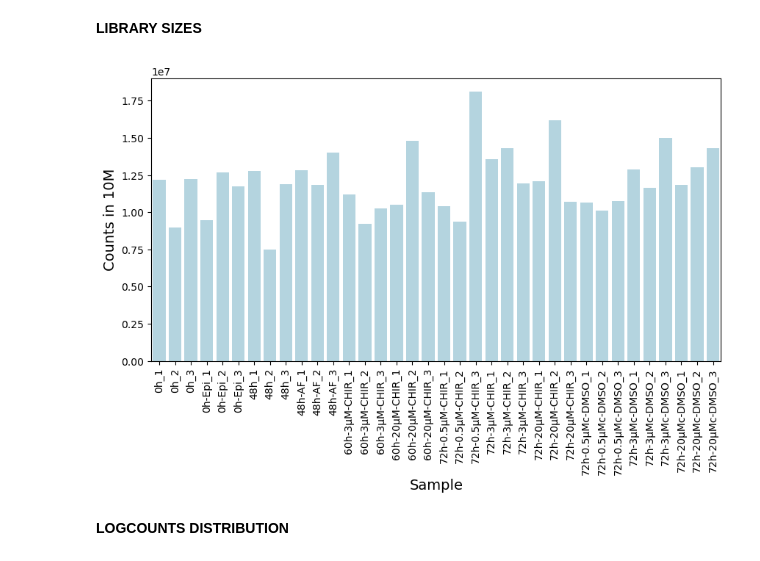
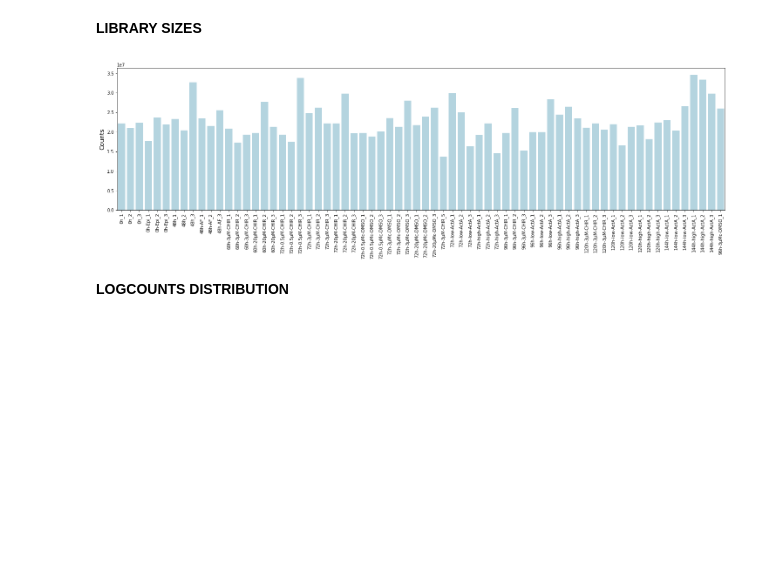
Before and after one commit to stembryo-lab/chiron_gastruloids_bulk_rna_seq, a Jupyter notebook: analysis/bulk_analysis.ipynb, the cells around one changed output. Cells and saved outputs as stored; diff of their text form; code cells hidden in the pictures; blank space fills up the shorter version.

Commit message:
new version
includes chir vs act

```diff
--- a/analysis/bulk_analysis.ipynb
+++ b/analysis/bulk_analysis.ipynb
@@ -20,7 +20,7 @@ save_format = "svg"
 For this analysis, we will only retain the samples from the 72h and the initial condition at 48h, immediately before Chiron treatment.
 # %%
 #Counts
-df_gastruloid = pd.read_csv("data/gastruloid_bulk.csv",index_col=0).T
+df_gastruloid = pd.read_csv("data/counts_chir_af_project.csv",index_col=0).T
 df_gastruloid = df_gastruloid.loc[:,~df_gastruloid.columns.duplicated()].copy() #Remove potentially duplicated genes names (very few and irrelevant genes are duplicated)
 # %%
 #Metadata
@@ -41,17 +41,17 @@ Genes in dataset: 36448
 # %% [markdown]
 **LIBRARY SIZES**
 # %%
-fig,ax=plt.subplots(1,1,figsize=(10,5))
+fig,ax=plt.subplots(1,1,figsize=(25,6))
 sns.barplot(df_gastruloid, x=df_gastruloid.index, y=df_gastruloid.sum(axis=1),ax=ax, color='lightblue')
 
 plt.xticks(rotation=90)
-plt.xlabel('Sample', size=14)
-plt.ylabel('Counts in 10M', size=14)
+plt.xlabel('')
+plt.ylabel('Counts', size=14)
 
 # create result folder
 plt.savefig(f"results/bulk_library_sizes.{save_format}")
 # %% [output]
-[figure, old version]
+[figure, new version]
 # %% [markdown]
 **LOGCOUNTS DISTRIBUTION**
 # %%
```
Also changed, not shown: parts of 40 cells of this notebook.
